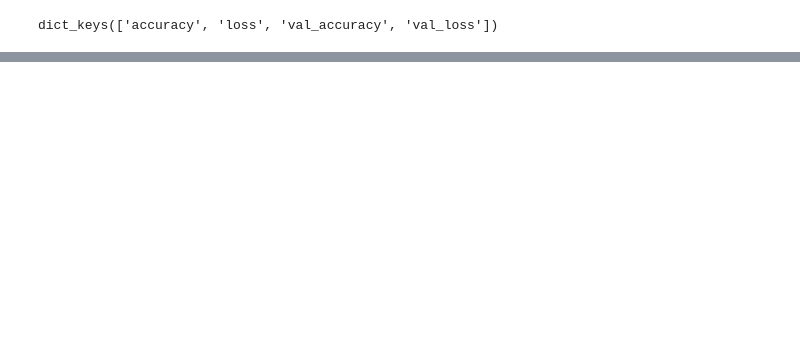
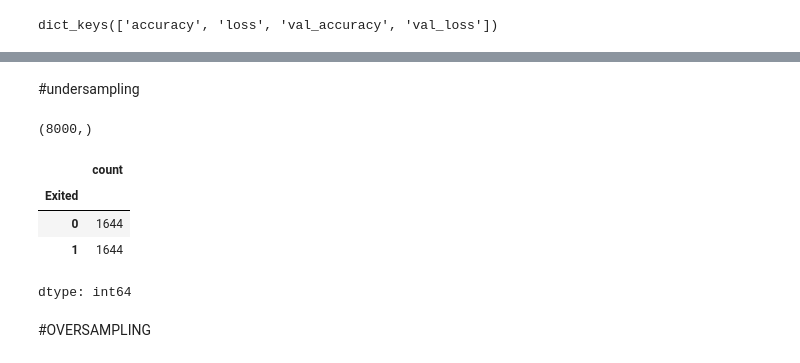
Before and after one commit to ag22042008/data-Science-notebooks, a Jupyter notebook: project1indeeplearning.ipynb, the cells around one changed output, grey strips where cells are left out. Cells and saved outputs as stored; diff of their text form; code cells hidden in the pictures; blank space fills up the shorter version.

```diff
--- a/project1indeeplearning.ipynb
+++ b/project1indeeplearning.ipynb
@@ -233,0 +243,22 @@ plt.plot(history.history['val_loss'])
+# %% [markdown]
+#undersampling
+# %%
+from imblearn.under_sampling import RandomUnderSampler
+X_train1,X_test1,y_train1,y_test1=train_test_split(X,Y,test_size=0.2,random_state=42)
+# %%
+res=RandomUnderSampler(random_state=42)
+X_resampled,y_resampled=res.fit_resample(X_train1,y_train1)
+# %%
+y_train1.shape
+# %% [output]
+(8000,)
+# %%
+y_resampled.value_counts()
+# %% [output]
+|  | count |
+| Exited |  |
+| 0 | 1644 |
+| 1 | 1644 |
+dtype: int64
+# %% [markdown]
+#OVERSAMPLING
```
Also changed, not shown: parts of 24 cells of this notebook.
